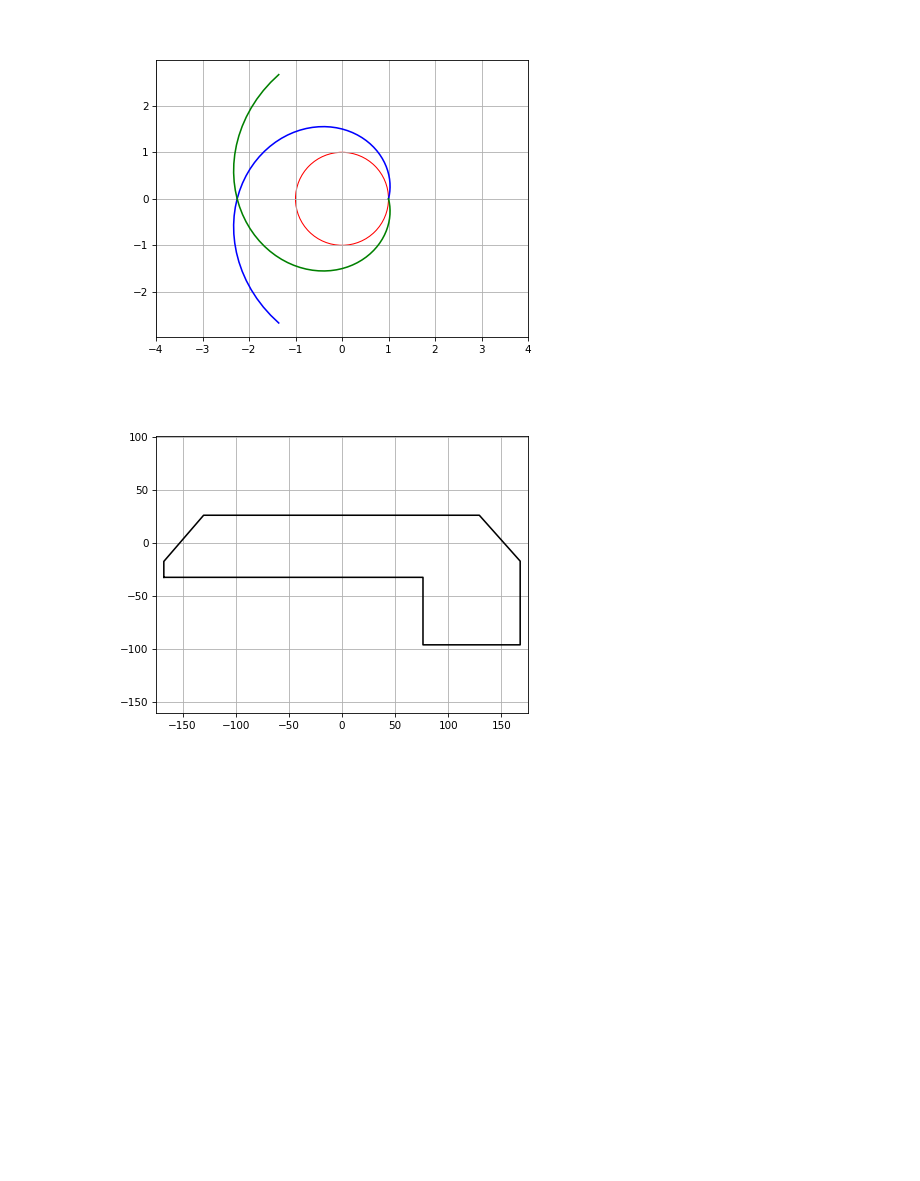
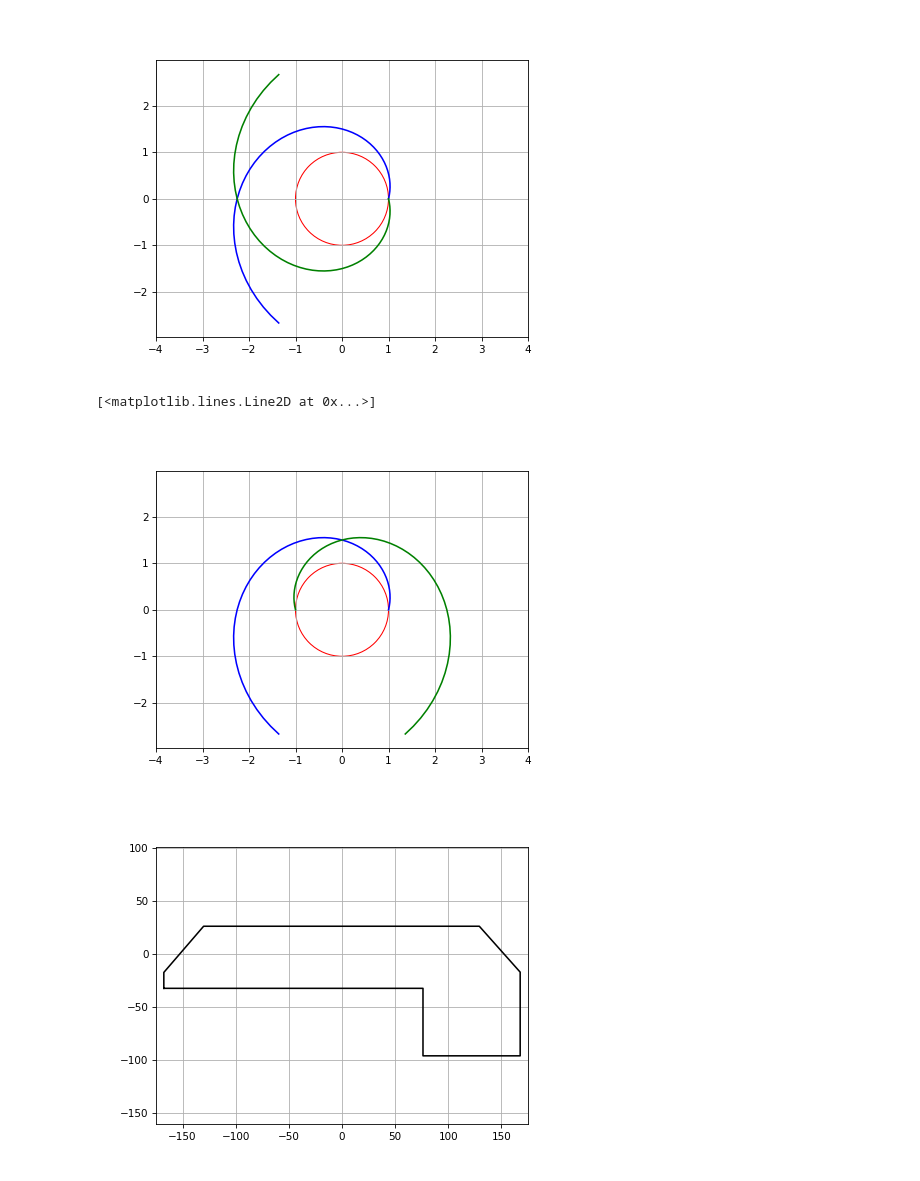
Before and after one commit to G-IV/Log-Spiral-Pattern, a Jupyter notebook: Log Spiral Jupyter Notebook.ipynb, the cells around one changed output. Saved outputs shown, nothing was run; the diff lists cells and outputs as text; code cells hidden in the pictures; blank space fills up the shorter version.

Commit message:
Added combined mirror and rotate transformations to the Log Spiral notebook

```diff
--- a/Log Spiral Jupyter Notebook.ipynb
+++ b/Log Spiral Jupyter Notebook.ipynb
@@ -228,6 +228,74 @@ mirrored_log_curve.plot([x for x, y in mirrored_points], [y for x, y in mirrored
 # %% [output]
 [<matplotlib.lines.Line2D at 0x...>]
 [figure]
+# %%
+#------------------------------------------------------------
+#
+#   Altering the graph - mirrored and rotated curve
+#
+#  To mirror and rotate the curve, we need to combine the
+#  two transformations:
+#  r = a * exp(k * (theta + offset)) * exp(- k * offset)
+#  r = a * exp(-k * theta) * exp(2k * theta)
+#  Which gives us
+#  r = a * exp(-k * (theta + offset)) * exp(-k * (offset)) * exp(2k * (theta+offset))
+#
+#------------------------------------------------------------
+
+%matplotlib ipympl
+import matplotlib.pyplot as plt
+import numpy as np
+import math
+
+#------------------------------------------------------------
+# Create a figure and axis
+#------------------------------------------------------------
+fig, mirrored_and_rotated_plot = plt.subplots()
+plt.rcParams['figure.dpi'] = 75 # Set this to make the plot bigger
+mirrored_and_rotated_plot.axis('equal') # Set the aspect ratio of the plot to be equal
+mirrored_and_rotated_plot.set_xlim(-4, 4) # Set the limits of the plot
+mirrored_and_rotated_plot.set_ylim(-4, 4) # Set the limits of the plot
+mirrored_and_rotated_plot.grid(True) # Turn on the grid
+
+#------------------------------------------------------------
+# Define the log curve parameters
+#------------------------------------------------------------
+a = 1.0
+k = math.cos(math.radians(75))
+def theta(i):
+    return i * math.pi / 40 # a good number to have a smooth curve
+
+def r(i):
+    return a * math.exp(k * theta(i))
+
+def mirrored_and_rotated(i):
+    adjusted_theta = math.pi + theta(i)
+    return a * math.exp(-k * adjusted_theta) * math.exp(-k * math.pi) * math.exp(2 * k * adjusted_theta)
+
+#------------------------------------------------------------
+# Plot a circle for reference
+#------------------------------------------------------------
+circle = plt.Circle((0, 0), 1, color='r', fill=False)
+mirrored_and_rotated_plot.add_artist(circle)
+
+#------------------------------------------------------------
+# Plot the log curve
+#------------------------------------------------------------
+points = []
+mirrored_and_rotated_points = []
+for i in range(0, 55):
+    x = r(i) * math.cos(theta(i))
+    y = r(i) * math.sin(theta(i))
+    points.append([x, y])
+    x_ = mirrored_and_rotated(i) * math.cos(-theta(i) + math.pi)
+    y_ = mirrored_and_rotated(i) * math.sin(-theta(i) + math.pi)
+    mirrored_and_rotated_points.append([x_, y_])
+
+mirrored_and_rotated_plot.plot([x for x, y in points], [y for x, y in points], 'b-')
+mirrored_and_rotated_plot.plot([x for x, y in mirrored_and_rotated_points], [y for x, y in mirrored_and_rotated_points], 'g-')
+# %% [output]
+[<matplotlib.lines.Line2D at 0x...>]
+[figure, added]
 # %%
 #------------------------------------------------------------
 #
```
Also changed, not shown: parts of 2 cells of this notebook.
